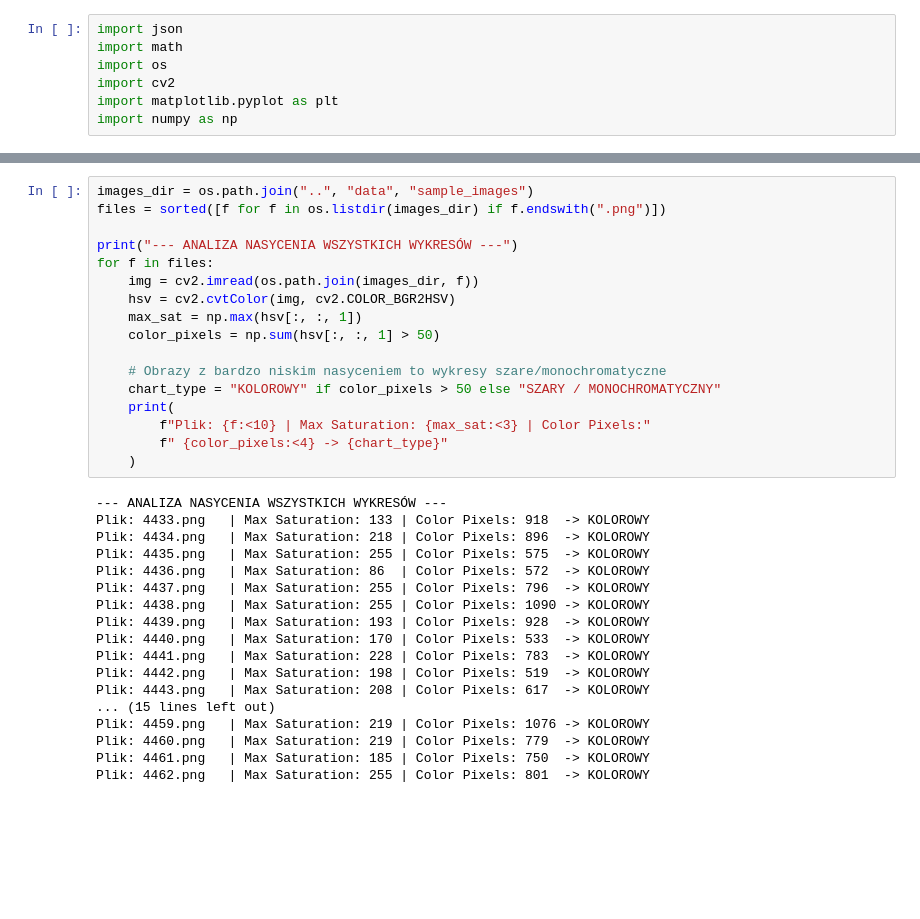
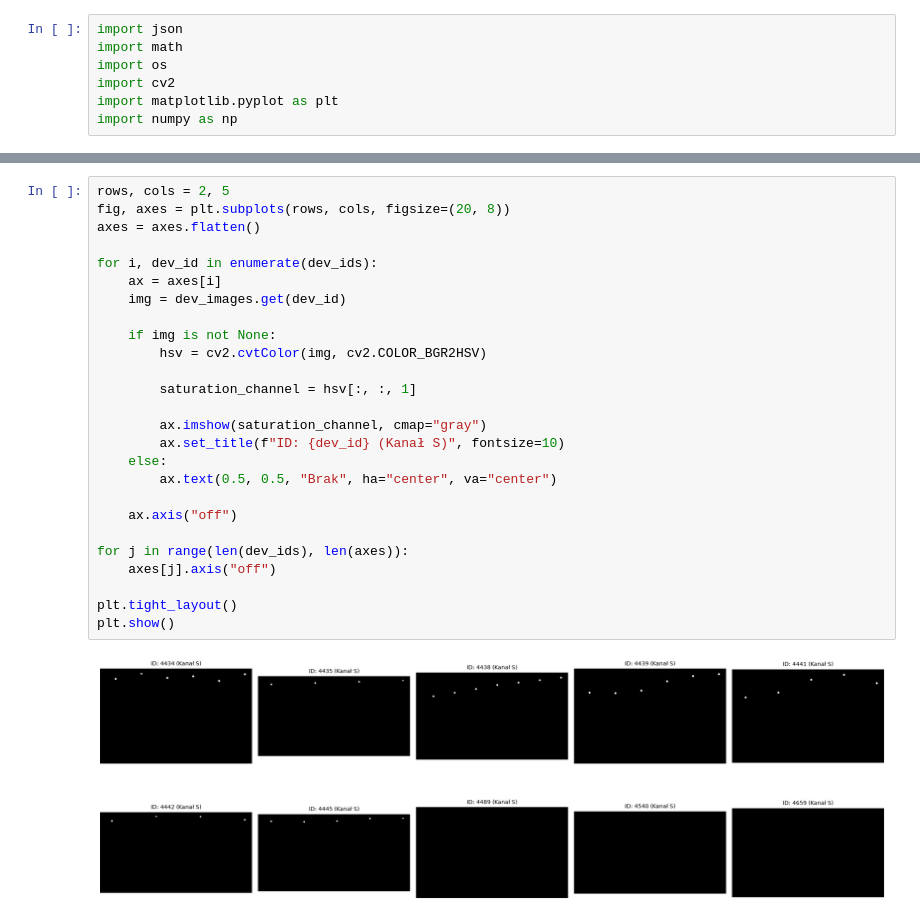
Before and after one commit to amelialiszka/plot-vision-digitizer, a Jupyter notebook: notebooks/01_detector_experiments.ipynb, the cells around one changed output, grey strips where cells are left out. Drawn from its saved outputs; the diff is of its cells as text; blank space fills up the shorter version.

```diff
--- a/notebooks/01_detector_experiments.ipynb
+++ b/notebooks/01_detector_experiments.ipynb
@@ -46,35 +17,28 @@ plt.show()
-# %%
-images_dir = os.path.join("..", "data", "sample_images")
-files = sorted([f for f in os.listdir(images_dir) if f.endswith(".png")])
-
-print("--- ANALIZA NASYCENIA WSZYSTKICH WYKRESÓW ---")
-for f in files:
-    img = cv2.imread(os.path.join(images_dir, f))
-    hsv = cv2.cvtColor(img, cv2.COLOR_BGR2HSV)
-    max_sat = np.max(hsv[:, :, 1])
-    color_pixels = np.sum(hsv[:, :, 1] > 50)
-
-    # Obrazy z bardzo niskim nasyceniem to wykresy szare/monochromatyczne
-    chart_type = "KOLOROWY" if color_pixels > 50 else "SZARY / MONOCHROMATYCZNY"
-    print(
-        f"Plik: {f:<10} | Max Saturation: {max_sat:<3} | Color Pixels:"
-        f" {color_pixels:<4} -> {chart_type}"
-    )
-# %% [output]
---- ANALIZA NASYCENIA WSZYSTKICH WYKRESÓW ---
-Plik: 4433.png   | Max Saturation: 133 | Color Pixels: 918  -> KOLOROWY
-Plik: 4434.png   | Max Saturation: 218 | Color Pixels: 896  -> KOLOROWY
-Plik: 4435.png   | Max Saturation: 255 | Color Pixels: 575  -> KOLOROWY
-Plik: 4436.png   | Max Saturation: 86  | Color Pixels: 572  -> KOLOROWY
-Plik: 4437.png   | Max Saturation: 255 | Color Pixels: 796  -> KOLOROWY
-Plik: 4438.png   | Max Saturation: 255 | Color Pixels: 1090 -> KOLOROWY
-Plik: 4439.png   | Max Saturation: 193 | Color Pixels: 928  -> KOLOROWY
-Plik: 4440.png   | Max Saturation: 170 | Color Pixels: 533  -> KOLOROWY
-Plik: 4441.png   | Max Saturation: 228 | Color Pixels: 783  -> KOLOROWY
-Plik: 4442.png   | Max Saturation: 198 | Color Pixels: 519  -> KOLOROWY
-Plik: 4443.png   | Max Saturation: 208 | Color Pixels: 617  -> KOLOROWY
-... (15 lines left out)
-Plik: 4459.png   | Max Saturation: 219 | Color Pixels: 1076 -> KOLOROWY
-Plik: 4460.png   | Max Saturation: 219 | Color Pixels: 779  -> KOLOROWY
-Plik: 4461.png   | Max Saturation: 185 | Color Pixels: 750  -> KOLOROWY
-Plik: 4462.png   | Max Saturation: 255 | Color Pixels: 801  -> KOLOROWY
+# %%
+rows, cols = 2, 5
+fig, axes = plt.subplots(rows, cols, figsize=(20, 8))
+axes = axes.flatten()
+
+for i, dev_id in enumerate(dev_ids):
+    ax = axes[i]
+    img = dev_images.get(dev_id)
+
+    if img is not None:
+        hsv = cv2.cvtColor(img, cv2.COLOR_BGR2HSV)
+
+        saturation_channel = hsv[:, :, 1]
+
+        ax.imshow(saturation_channel, cmap="gray")
+        ax.set_title(f"ID: {dev_id} (Kanał S)", fontsize=10)
+    else:
+        ax.text(0.5, 0.5, "Brak", ha="center", va="center")
+
+    ax.axis("off")
+
+for j in range(len(dev_ids), len(axes)):
+    axes[j].axis("off")
+
+plt.tight_layout()
+plt.show()
+# %% [output]
+[figure, added]
```
Also changed, not shown: parts of 20 cells of this notebook, 1 other file.
